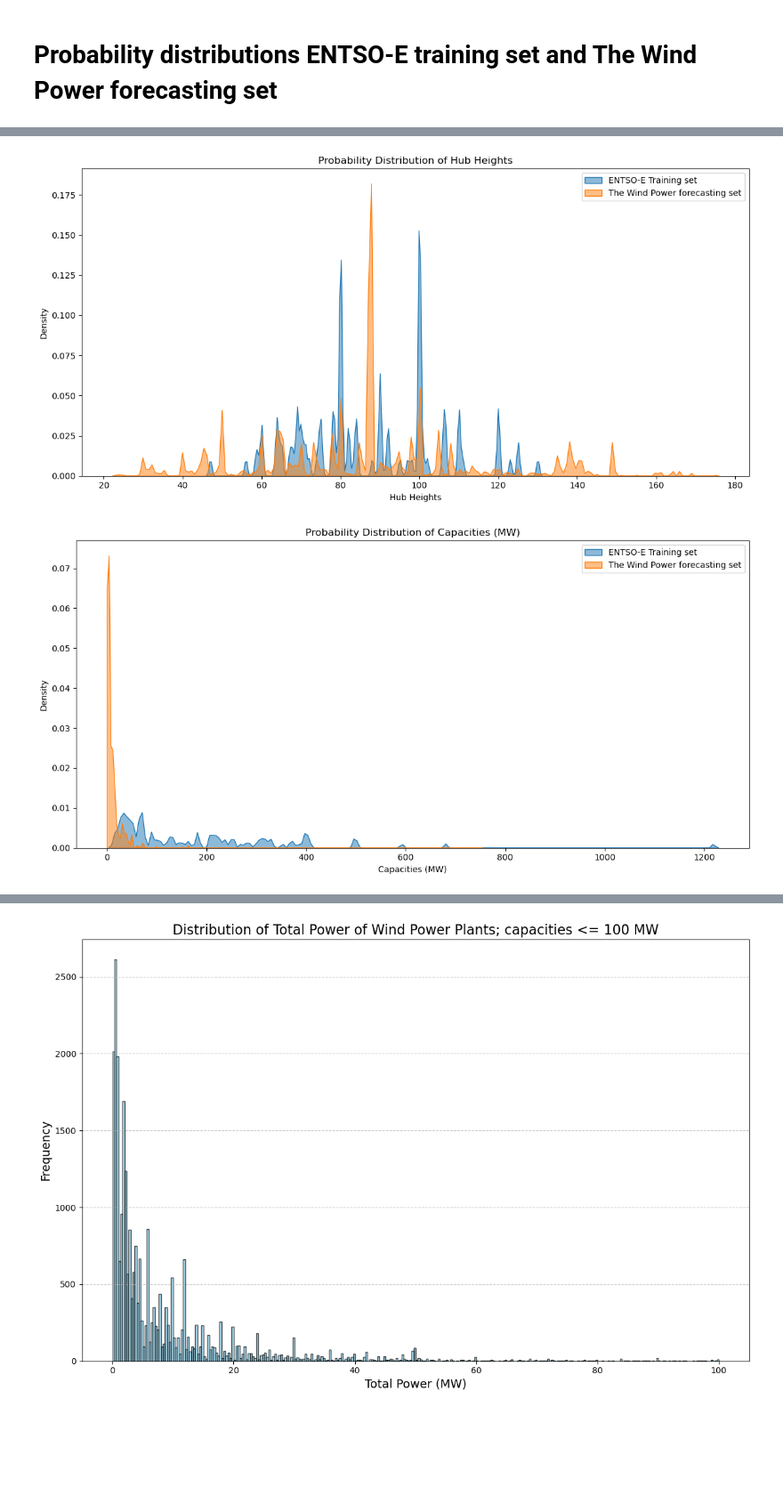
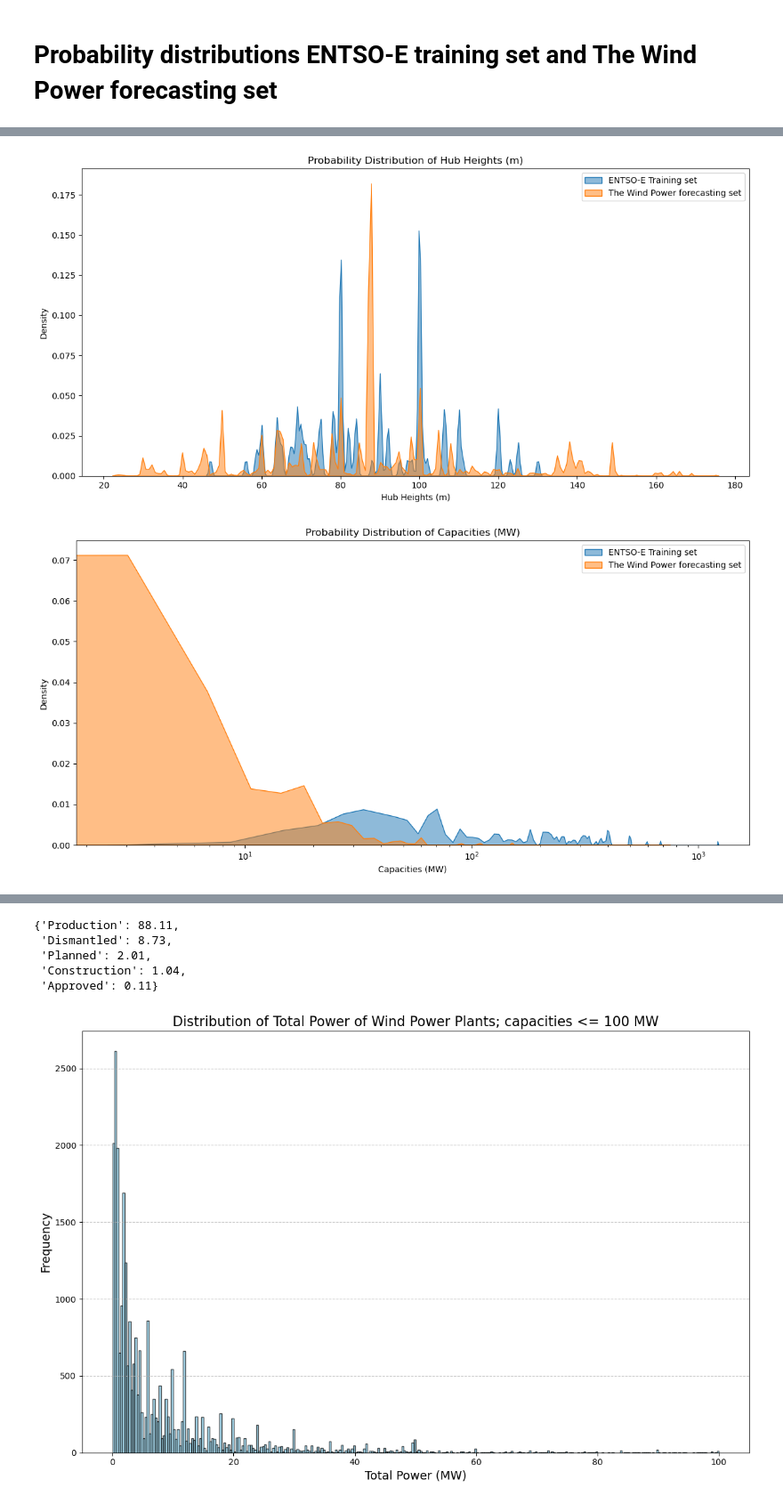
Before and after one commit to el-gif/Webapp, a Jupyter notebook: Plots.ipynb, the cells around one changed output, grey strips where cells are left out. Shown at 89% size. Drawn from its saved outputs; the diff is of its cells as text; code cells hidden in the pictures; blank space fills up the shorter version.

```diff
--- a/Plots.ipynb
+++ b/Plots.ipynb
@@ -768,19 +768,19 @@ df["Turbine Category"] = df["Turbine"].apply(lambda x: x if x in turbine_categor
 # Prepare features for WPP + Production Wind dataset
 features_wind = {
     "Turbine Types": [wpp["Turbine"] if pd.notna(wpp["Turbine"]) else "nan" for wpp in WPP_production_wind],
-    "Hub Heights": [wpp["Hub_height"] if not pd.isna(wpp["Hub_height"]) else 100 for wpp in WPP_production_wind],
+    "Hub Heights (m)": [wpp["Hub_height"] if not pd.isna(wpp["Hub_height"]) else 100 for wpp in WPP_production_wind],
     "Capacities (MW)": [wpp["Capacity"] for wpp in WPP_production_wind],
     "Ages (months)": (pd.Timestamp("2024-12-01") - pd.to_datetime(
         ["2015/06" if wpp["Commission_date"] == "nan"
          else f"{wpp['Commission_date']}/06" if isinstance(wpp["Commission_date"], str) and "/" not in wpp["Commission_date"]
          else wpp["Commission_date"] for wpp in WPP_production_wind], format='%Y/%m')).days // 30,
-    "Wind Speeds": [entry[2] for wpp in WPP_production_wind for entry in wpp["Production"]]  # Extract wind speeds
+    "Wind Speeds (m/s)": [entry[2] for wpp in WPP_production_wind for entry in wpp["Production"]]
 }
 
 # Prepare features for The Wind Power dataset
 features_twp = {
     "Turbine Types": df["Turbine Category"].values,
-    "Hub Heights": df["Hub height"].values,
+    "Hub Heights (m)": df["Hub height"].values,
     "Capacities (MW)": df["Total power"].values / 1e3,  # Convert from kW to MW
     "Ages (months)": df["Ages months"].values,
 }
@@ -796,37 +796,39 @@ def plot_feature_distribution(feature_name, data_wind, data_twp=None, is_discret
 
         twp_df = pd.DataFrame({"Source": "The Wind Power forecasting set", feature_name: data_twp}) if data_twp is not None else None
         if twp_df is not None:
             twp_df = twp_df[feature_name].value_counts(normalize=True).reset_index().rename(columns={"index": feature_name})
             twp_df["Source"] = "The Wind Power forecasting set"
             # Combine normalized data
             combined_data = pd.concat([wind_df, twp_df]).reset_index(drop=True)
         else:
             combined_data = wind_df
 
         # Bar plot with "dodge" to display bars side by side
         sns.barplot(data=combined_data, x=feature_name, y="proportion", hue="Source", dodge=True)
         plt.xticks(rotation=90)
         plt.legend(title="Dataset")
     else:
         # KDE plot with reduced smoothing (lower `bw_adjust`)
-        sns.kdeplot(data_wind, label="ENTSO-E Training set", fill=True, alpha=0.5, bw_adjust=0.05, clip=(0, None))
+        sns.kdeplot(data_wind, label="ENTSO-E Training set", fill=True, alpha=0.5, bw_adjust=0.05)
         if data_twp is not None:
-            sns.kdeplot(data_twp, label="The Wind Power forecasting set", fill=True, alpha=0.5, bw_adjust=0.05, clip=(0, None))
+            sns.kdeplot(data_twp, label="The Wind Power forecasting set", fill=True, alpha=0.5, bw_adjust=0.05)
     plt.title(f"Probability Distribution of {feature_name}")
     plt.xlabel(feature_name)
     plt.ylabel("Relative Frequency" if is_discrete else "Density")
+    if feature_name == "Capacities (MW)":
+        plt.xscale("log")
     plt.legend()
     plt.tight_layout()
     plt.show()
 
 # Plot probability distributions
 plot_feature_distribution("Turbine Types", features_wind["Turbine Types"], features_twp["Turbine Types"], is_discrete=True)
-plot_feature_distribution("Hub Heights", features_wind["Hub Heights"], features_twp["Hub Heights"])
+plot_feature_distribution("Hub Heights (m)", features_wind["Hub Heights (m)"], features_twp["Hub Heights (m)"])
 plot_feature_distribution("Capacities (MW)", features_wind["Capacities (MW)"], features_twp["Capacities (MW)"])
 plot_feature_distribution("Ages (months)", features_wind["Ages (months)"], features_twp["Ages (months)"])
-plot_feature_distribution("Wind Speeds", features_wind["Wind Speeds"])
+plot_feature_distribution("Wind Speeds (m/s)", features_wind["Wind Speeds (m/s)"])
 # %% [output]
 [figure]
-[figure, old version]
+[figure, new version]
-[figure, old version]
+[figure, new version]
 [figure]
@@ -834,3 +836,25 @@ plot_feature_distribution("Wind Speeds", features_wind["Wind Speeds"])
+# %%
+import pandas as pd
+
+# Load the Excel file
+WPP_file = "data/WPPs/Windfarms_Europe_20241123.xlsx"
+df = pd.read_excel(WPP_file, sheet_name='Windfarms', na_values=["#ND"])
+df = df.drop(0)  # remove the first row (after headlines)
+
+# Select relevant columns
+df = df[['Status']]
+
+# Calculate and display the shares of different status classes
+status_counts = df['Status'].value_counts(normalize=True) * 100
+status_shares = status_counts.round(2).to_dict()
+
+status_shares
+# %% [output]
+{'Production': 88.11,
+ 'Dismantled': 8.73,
+ 'Planned': 2.01,
+ 'Construction': 1.04,
+ 'Approved': 0.11}
 # %%
 import pandas as pd
 import matplotlib.pyplot as plt
```
Also changed, not shown: parts of 1 cell of this notebook, 6 other files.
